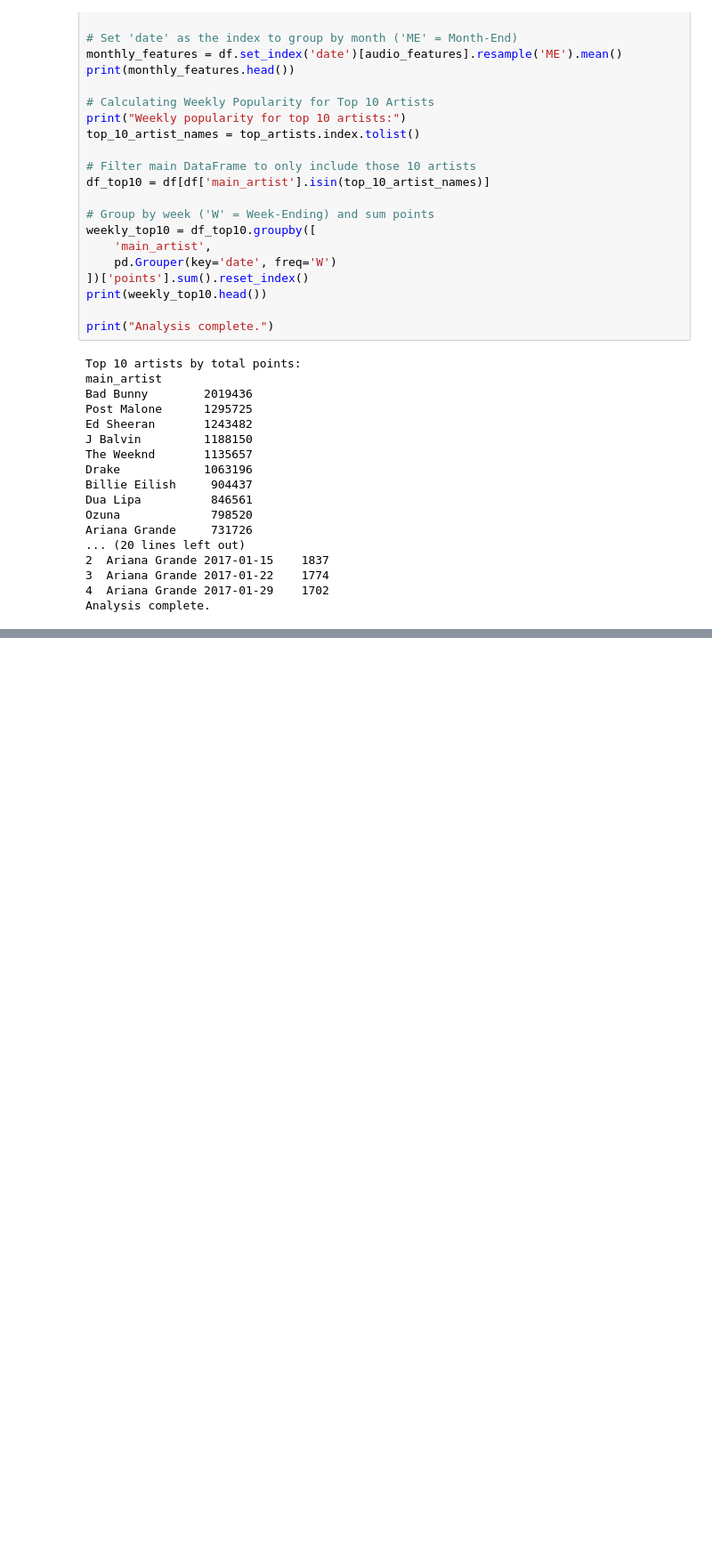
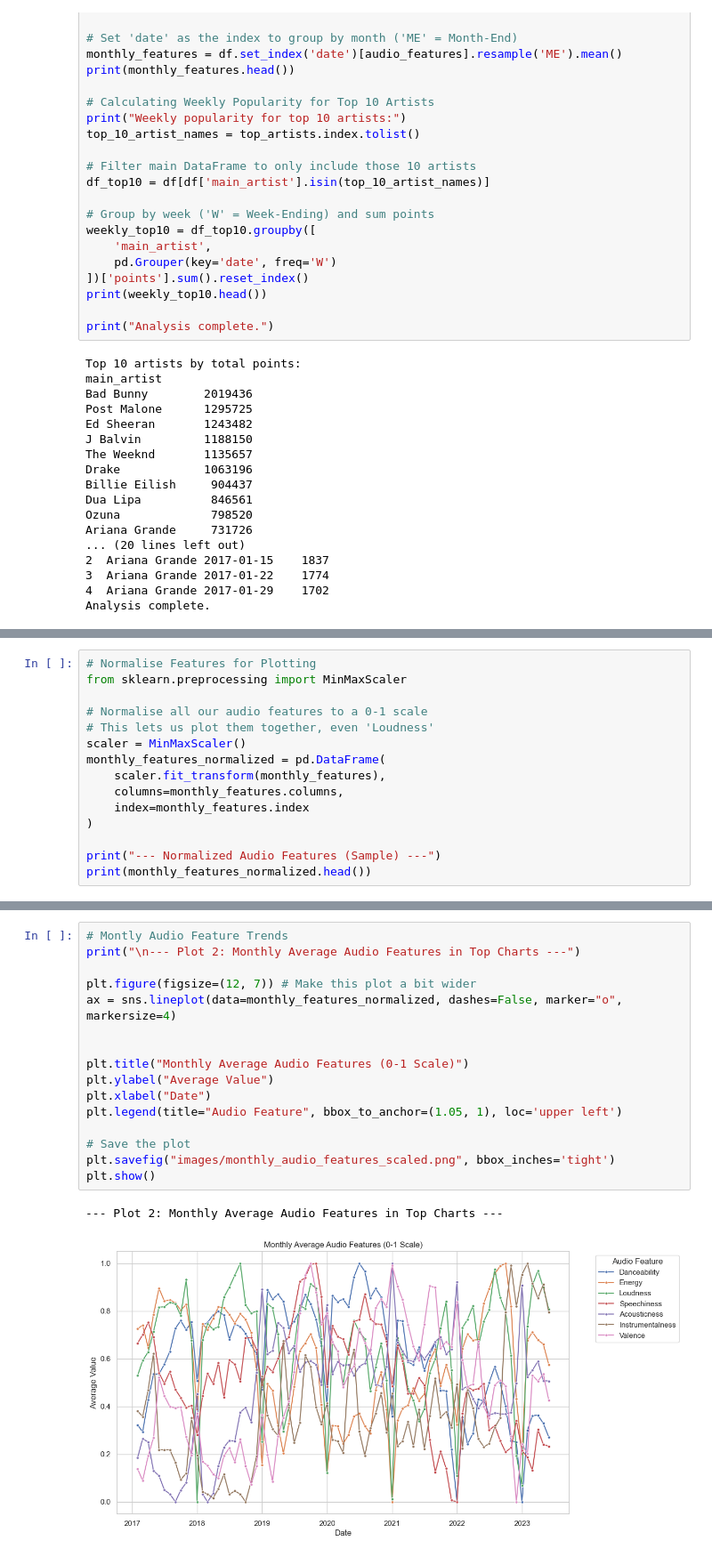
Before and after one commit to ra1425/music-trends-analyser, a Jupyter notebook: analyser.ipynb, the cells around one changed output, grey strips where cells are left out. Shown: that part at 89% size. Cells and saved outputs as stored; diff of their text form; blank space fills up the shorter version.

```diff
--- a/analyser.ipynb
+++ b/analyser.ipynb
@@ -190,0 +225,15 @@ Analysis complete.
+# %%
+# Normalise Features for Plotting
+from sklearn.preprocessing import MinMaxScaler
+
+# Normalise all our audio features to a 0-1 scale
+# This lets us plot them together, even 'Loudness'
+scaler = MinMaxScaler()
+monthly_features_normalized = pd.DataFrame(
+    scaler.fit_transform(monthly_features),
+    columns=monthly_features.columns,
+    index=monthly_features.index
+)
+
+print("--- Normalized Audio Features (Sample) ---")
+print(monthly_features_normalized.head())
@@ -190,0 +257,19 @@ Analysis complete.
+# %%
+# Montly Audio Feature Trends
+print("\n--- Plot 2: Monthly Average Audio Features in Top Charts ---")
+
+plt.figure(figsize=(12, 7)) # Make this plot a bit wider
+ax = sns.lineplot(data=monthly_features_normalized, dashes=False, marker="o", markersize=4)
+
+
+plt.title("Monthly Average Audio Features (0-1 Scale)")
+plt.ylabel("Average Value")
+plt.xlabel("Date")
+plt.legend(title="Audio Feature", bbox_to_anchor=(1.05, 1), loc='upper left')
+
+# Save the plot
+plt.savefig("images/monthly_audio_features_scaled.png", bbox_inches='tight')
+plt.show()
+# %% [output]
+--- Plot 2: Monthly Average Audio Features in Top Charts ---
+[figure, added]
```
Also changed, not shown: parts of 5 cells of this notebook.
